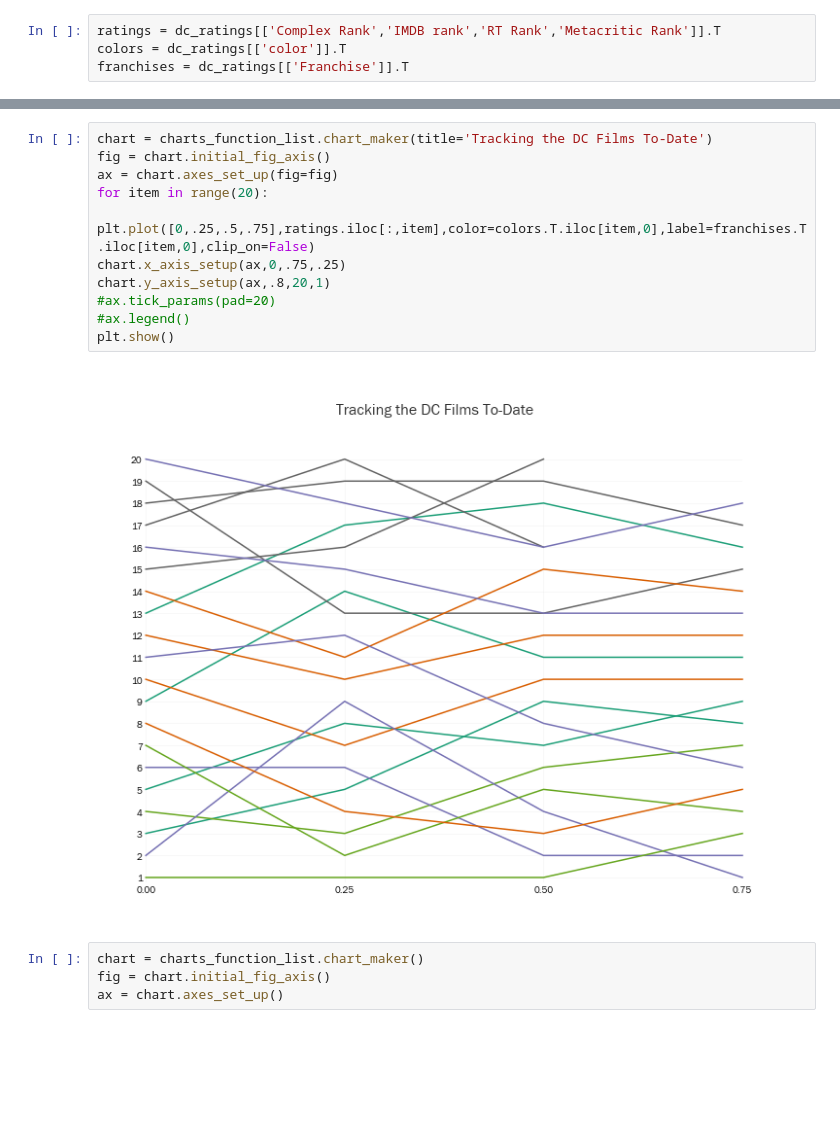
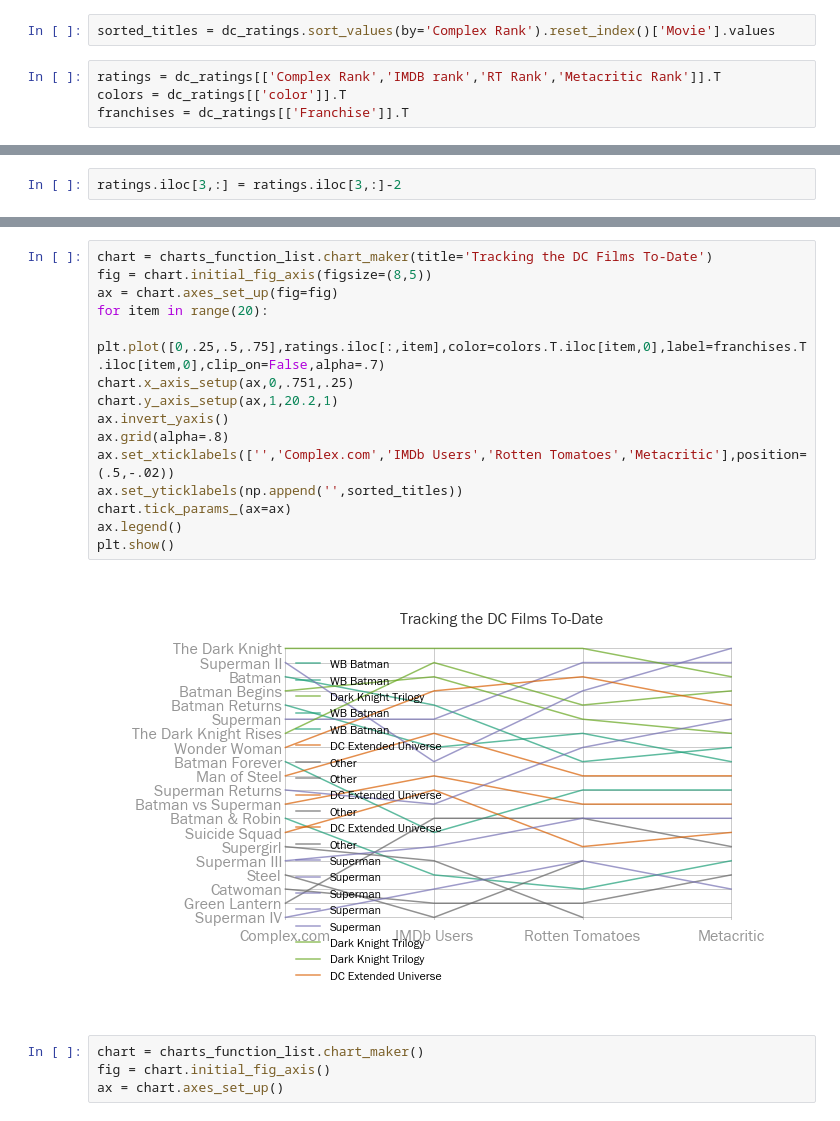
Before and after one commit to igotcharts/charts_and_more_charts, a Jupyter notebook: notebooks/dc_films.ipynb, the cells around one changed output, grey strips where cells are left out. Cells and saved outputs as stored; diff of their text form; blank space fills up the shorter version.

```diff
--- a/notebooks/dc_films.ipynb
+++ b/notebooks/dc_films.ipynb
@@ -60,3 +19,5 @@ dc_ratings
+# %%
+sorted_titles = dc_ratings.sort_values(by='Complex Rank').reset_index()['Movie'].values
 # %%
 ratings = dc_ratings[['Complex Rank','IMDB rank','RT Rank','Metacritic Rank']].T
 colors = dc_ratings[['color']].T
@@ -67,0 +25,2 @@ colors.T.iloc[item,0]
+# %%
+ratings.iloc[3,:] = ratings.iloc[3,:]-2
@@ -68,16 +36,20 @@ colors.T.iloc[item,0]
 # %%
 chart = charts_function_list.chart_maker(title='Tracking the DC Films To-Date')
-fig = chart.initial_fig_axis()
+fig = chart.initial_fig_axis(figsize=(8,5))
 ax = chart.axes_set_up(fig=fig)
 for item in range(20):
-    plt.plot([0,.25,.5,.75],ratings.iloc[:,item],color=colors.T.iloc[item,0],label=franchises.T.iloc[item,0],clip_on=False)
-chart.x_axis_setup(ax,0,.75,.25)
-chart.y_axis_setup(ax,.8,20,1)
-#ax.tick_params(pad=20)
-#ax.legend()
+    plt.plot([0,.25,.5,.75],ratings.iloc[:,item],color=colors.T.iloc[item,0],label=franchises.T.iloc[item,0],clip_on=False,alpha=.7)
+chart.x_axis_setup(ax,0,.751,.25)
+chart.y_axis_setup(ax,1,20.2,1)
+ax.invert_yaxis()
+ax.grid(alpha=.8)
+ax.set_xticklabels(['','Complex.com','IMDb Users','Rotten Tomatoes','Metacritic'],position=(.5,-.02))
+ax.set_yticklabels(np.append('',sorted_titles))
+chart.tick_params_(ax=ax)
+ax.legend()
 plt.show()
 # %% [output]
-[figure, old version]
+[figure, new version]
 # %%
 chart = charts_function_list.chart_maker()
 fig = chart.initial_fig_axis()
```
Also changed, not shown: parts of 4 cells of this notebook.
